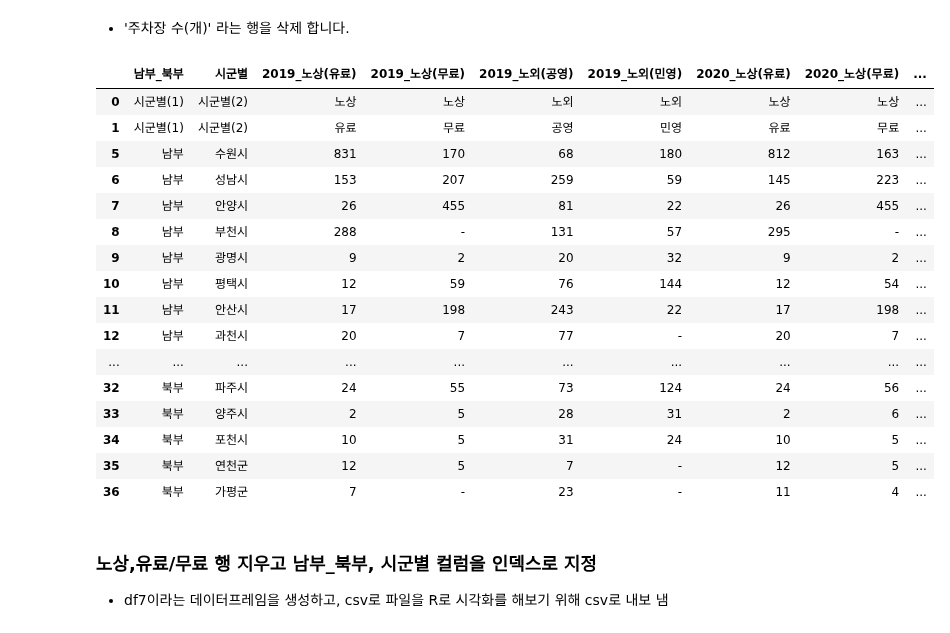
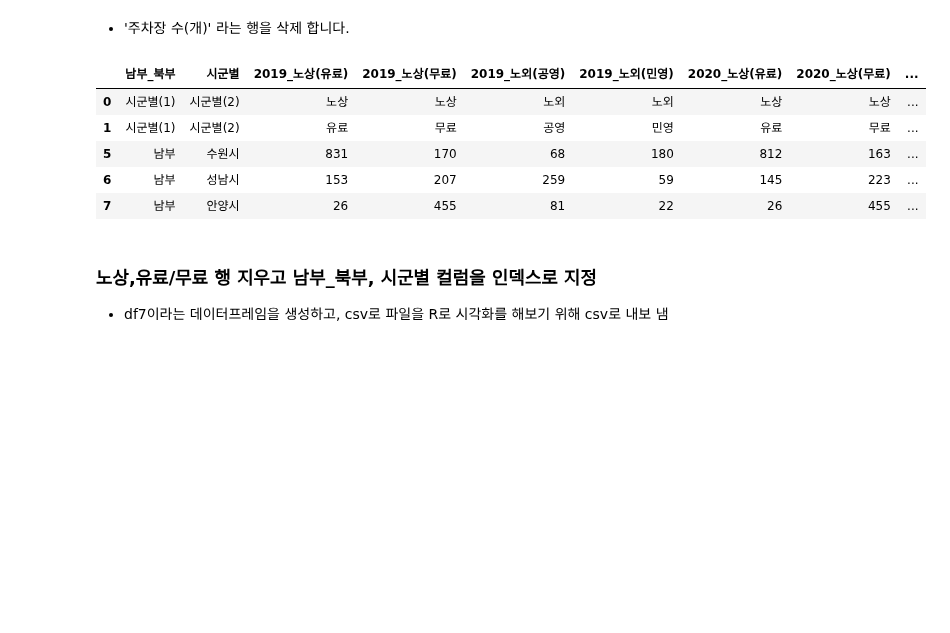
Before and after one commit to SANGHEEZZANG/GGpark, a Jupyter notebook: 경기도주차장수.ipynb, the cells around one changed output. Drawn from its saved outputs; the diff is of its cells as text; code cells hidden in the pictures; blank space fills up the shorter version.

```diff
--- a/경기도주차장수.ipynb
+++ b/경기도주차장수.ipynb
@@ -158,25 +136,14 @@ df6 = df5.rename(columns={'시군별(1)':'남부_북부','시군별(2)':'시군
                     '2020.4':'2020_노상(유료)','2020.6':'2020_노상(무료)','2020.10':'2020_노외(공영)','2020.12':'2020_노외(민영)',
                     '2021.4':'2021_노상(유료)','2021.6':'2021_노상(무료)','2021.10':'2021_노외(공영)','2021.12':'2021_노외(민영)'}) # 컬럼이름 변경
 # %%
-df6
+df6.head()
 # %% [output]
 |  | 남부_북부 | 시군별 | 2019_노상(유료) | 2019_노상(무료) | 2019_노외(공영) | 2019_노외(민영) | 2020_노상(유료) | 2020_노상(무료) | ... |
 | 0 | 시군별(1) | 시군별(2) | 노상 | 노상 | 노외 | 노외 | 노상 | 노상 | ... |
 | 1 | 시군별(1) | 시군별(2) | 유료 | 무료 | 공영 | 민영 | 유료 | 무료 | ... |
 | 5 | 남부 | 수원시 | 831 | 170 | 68 | 180 | 812 | 163 | ... |
 | 6 | 남부 | 성남시 | 153 | 207 | 259 | 59 | 145 | 223 | ... |
 | 7 | 남부 | 안양시 | 26 | 455 | 81 | 22 | 26 | 455 | ... |
-| 8 | 남부 | 부천시 | 288 | - | 131 | 57 | 295 | - | ... |
-| 9 | 남부 | 광명시 | 9 | 2 | 20 | 32 | 9 | 2 | ... |
-| 10 | 남부 | 평택시 | 12 | 59 | 76 | 144 | 12 | 54 | ... |
-| 11 | 남부 | 안산시 | 17 | 198 | 243 | 22 | 17 | 198 | ... |
-| 12 | 남부 | 과천시 | 20 | 7 | 77 | - | 20 | 7 | ... |
-| ... | ... | ... | ... | ... | ... | ... | ... | ... | ... |
-| 32 | 북부 | 파주시 | 24 | 55 | 73 | 124 | 24 | 56 | ... |
-| 33 | 북부 | 양주시 | 2 | 5 | 28 | 31 | 2 | 6 | ... |
-| 34 | 북부 | 포천시 | 10 | 5 | 31 | 24 | 10 | 5 | ... |
-| 35 | 북부 | 연천군 | 12 | 5 | 7 | - | 12 | 5 | ... |
-| 36 | 북부 | 가평군 | 7 | - | 23 | - | 11 | 4 | ... |
 # %% [markdown]
 ###  노상,유료/무료 행 지우고 남부_북부, 시군별 컬럼을 인덱스로 지정
 
```
Also changed, not shown: parts of 3 cells of this notebook.
